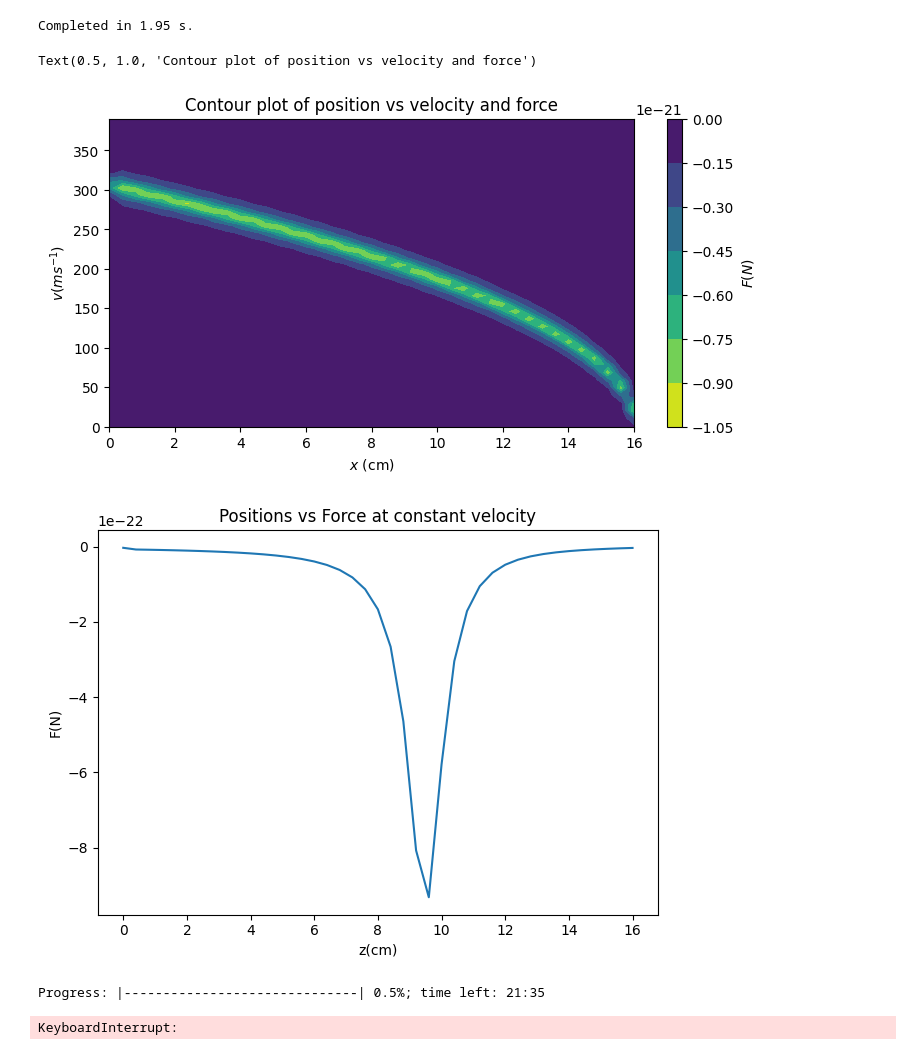
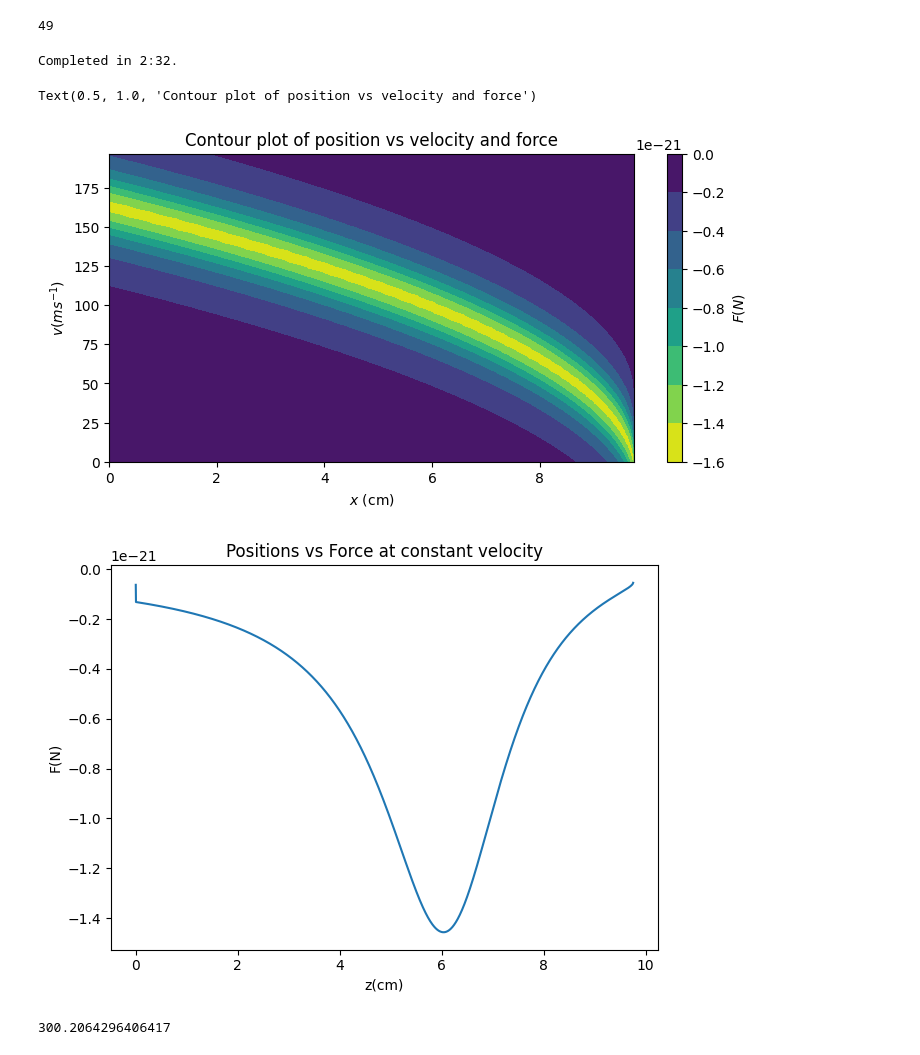
Before and after one commit to benfox4543/YB-zeeman-slower, a Jupyter notebook: zeeman slower_yb(fix after loosing good one).ipynb, the cells around one changed output. Saved outputs shown, nothing was run; the diff lists cells and outputs as text; code cells hidden in the pictures.

```diff
--- a/zeeman slower_yb(fix after loosing good one).ipynb
+++ b/zeeman slower_yb(fix after loosing good one).ipynb
@@ -39,3 +41,9 @@ alpha
+# %%
+def mag(R):
+    if any(R >l):
+      return np.zeros(rateeq.hamiltonian.n)
+    else:
+        return alpha*(1-np.sqrt(1-R/l))
 # %%
 # Define the atomic Hamiltonian:
 H_g_D2, mu_q_g_D2 = pylcp.hamiltonians.hyperfine_coupled(
@@ -45,7 +53,7 @@ H_g_D2, mu_q_g_D2 = pylcp.hamiltonians.hyperfine_coupled(
 H_e_D2, mu_q_e_D2 = pylcp.hamiltonians.hyperfine_coupled(
 1, 5/2, 1.035, 1.3426,
     Ahfs=59.52*1e6,Bhfs = 601.87*1e6 , Chfs= 0,
-    muB=1)#excited state 1p1
+    muB=1) #excited state 1p1
 
 dijq_D2 = pylcp.hamiltonians.dqij_two_hyperfine_manifolds(0, 1, 5/2)
 
@@ -62,8 +70,8 @@ hamiltonian_D2.add_mu_q_block('e', mu_q_e_D2)
 dijq = pylcp.hamiltonians.dqij_two_bare_hyperfine(0, 1)
 
 #ham = pylcp.hamiltonian(Hg, He, mugq, mueq, dijq, mass=mass, gamma=gamma, k=k)
-
-det = 25
+vc = x0/t0*1/(100)
+det = v0/vc
 s = 1.5
 
 # Define the laser beams:
@@ -72,13 +80,18 @@ laserBeams = pylcp.laserBeams([
     beam_type=pylcp.infinitePlaneWaveBeam)
 
 # Define the magnetic field:
-linGrad = pylcp.magField(lambda R: alpha*(1-np.sqrt(1-R/l)))
+linGrad = lambda R: mag(R)
 # %%
-rateeq = pylcp.rateeq(laserBeams, linGrad, hamiltonian_D2, include_mag_forces=True)
+rateeq = pylcp.rateeq(laserBeams, linGrad, hamiltonian_D2, include_mag_forces=False)
+# %%
+len(x)
+len(v)
+# %% [output]
+49
 # %%
-vc = x0/t0*(1/100)
-x = np.arange(0, L, 0.4)/(x0)
-v = np.arange(0, 400,400/41)/vc
+
+x = np.arange(0, L, 0.004)/(x0)
+v = np.arange(0, 300,4100/1000)/vc
 
 
 X, V = np.meshgrid(x, v)
@@ -88,40 +101,32 @@ Vvec = np.array([V, np.zeros(V.shape), np.zeros(V.shape)])
 
 rateeq.generate_force_profile(Rvec, Vvec, name='Fx', progress_bar=True)
 # %% [output]
-Completed in 1.95 s.
+Completed in 2:32.
 # %%
 fig,ax = plt.subplots(1, 1, figsize=(8, 4))
 cmap_reversed = plt.cm.get_cmap('viridis_r')
 Fc = gammalab*cts.hbar*klab
-im1 = ax.contourf(X*x0, V*vc, rateeq.profile['Fx'].F[0]*Fc, cmap =cmap_reversed)
+im1 = ax.contourf(np.array(x)*x0, np.array(v)*vc, rateeq.profile['Fx'].F[0]*Fc, cmap =cmap_reversed)
 fig.subplots_adjust(left=0.08, wspace=0.2)
 cb1 = plt.colorbar(im1)
 cb1.set_label('$F(N)$')
 ax.set_xlabel('$x$ (cm)')
 ax.set_ylabel('$v (ms^{-1})$')
 plt.title('Contour plot of position vs velocity and force')
 # %% [output]
 Text(0.5, 1.0, 'Contour plot of position vs velocity and force')
-[figure, old version]
+[figure, new version]
 # %%
 fig, ax = plt.subplots(nrows=1, ncols=1, num="Expression",sharey = False)
 const = x0**3/cts.hbar*t0**3
-ax.plot(x*x0, rateeq.profile['Fx'].F[0][int(len(v)/2),:]*Fc)
+ax.plot(np.array(x)*x0, rateeq.profile['Fx'].F[0][int(len(v)/2),:]*Fc)
 ax.set_xlabel('z(cm)')
 ax.set_ylabel('F(N)')
 plt.title('Positions vs Force at constant velocity')
 plt.tight_layout()
 # %% [output]
-[figure, old version]
+[figure, new version]
-# %%
-tmax = 0.05/t0
-n0 = np.zeros((rateeq.hamiltonian.n,))
-n0[5] = 1
-if isinstance(rateeq, pylcp.rateeq):
-    rateeq.set_initial_pop(n0)
-rateeq.set_initial_position(np.array([0., 0., 0.]))
-rateeq.set_initial_velocity(np.array([10, 10, 100]))
-rateeq.evolve_motion([0, 0.0005/t0], random_recoil=False, progress_bar=True, max_step=1.)
-# %% [output]
-Progress: |------------------------------| 0.5%; time left: 21:35
-KeyboardInterrupt:
+# %%
+len(v)/2*vc
+# %% [output]
+300.2064296406417
```
Also changed, not shown: parts of 23 cells of this notebook.
